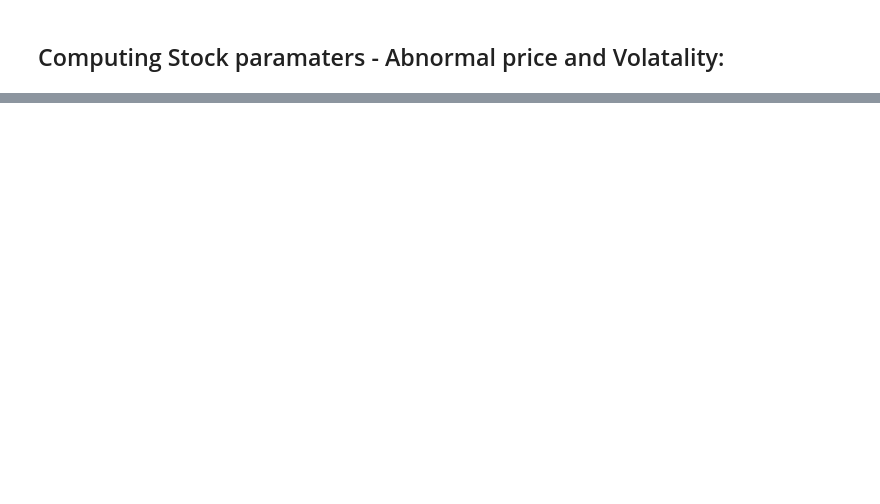
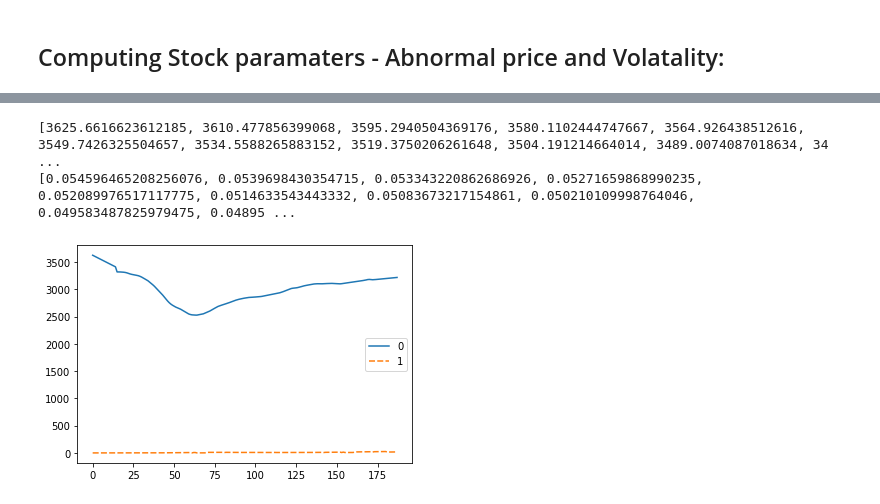
Before and after one commit to gandhimonil9823/Covid_Stock_Analysis, a Jupyter notebook: Covid_Stock.ipynb, the cells around one changed output, grey strips where cells are left out. Drawn from its saved outputs; the diff is of its cells as text; code cells hidden in the pictures; blank space fills up the shorter version.

```diff
--- a/Covid_Stock.ipynb
+++ b/Covid_Stock.ipynb
@@ -516,0 +646,4 @@ fig = sm.graphics.tsa.plot_pacf(arima_mod6.resid, lags=40, ax=ax2)
+# %%
+df_snp500["Date"] = pd.to_datetime(df_snp500["Date"])
+
+df_snp500
@@ -516,0 +669,2 @@ fig = sm.graphics.tsa.plot_pacf(arima_mod6.resid, lags=40, ax=ax2)
+# %%
+df_snp500 = df_snp500.set_index("Date")
@@ -516,0 +686,20 @@ fig = sm.graphics.tsa.plot_pacf(arima_mod6.resid, lags=40, ax=ax2)
+# %%
+df_snp500.sort_index(inplace= True)
+decomposition = sm.tsa.seasonal_decompose(df_snp500["Adj_Close_SP500"].values, freq=30, extrapolate_trend='freq')
+
+residual = decomposition.resid
+seasonal = decomposition.seasonal
+trend = decomposition.trend
+
+trend_to_plot = trend.tolist()
+
+# fig = decomposition.plot()
+# %%
+trend_seasonality_df = trend_seasonality_df[trend_seasonality_df["Trend"] > 0]
+print(trend_seasonality_df)
+groupby_daily = trend_seasonality_df.groupby(trend_seasonality_df["Date"])
+array_plot_trend_average = []
+for name, group in groupby_daily:
+  array_plot_trend_average.append(group["Trend"].mean())
+
+print(len(array_plot_trend_average))
@@ -516,0 +722,9 @@ fig = sm.graphics.tsa.plot_pacf(arima_mod6.resid, lags=40, ax=ax2)
+# %%
+sns.lineplot(data=[trend_to_plot, array_plot_trend_average])
+
+print(trend_to_plot)
+print(array_plot_trend_average)
+# %% [output]
+[3625.6616623612185, 3610.477856399068, 3595.2940504369176, 3580.1102444747667, 3564.926438512616, 3549.7426325504657, 3534.5588265883152, 3519.3750206261648, 3504.191214664014, 3489.0074087018634, 34 ...
+[0.054596465208256076, 0.0539698430354715, 0.053343220862686926, 0.05271659868990235, 0.052089976517117775, 0.0514633543443332, 0.05083673217154861, 0.050210109998764046, 0.049583487825979475, 0.04895 ...
+[figure, added]
```
Also changed, not shown: parts of 25 cells of this notebook.
